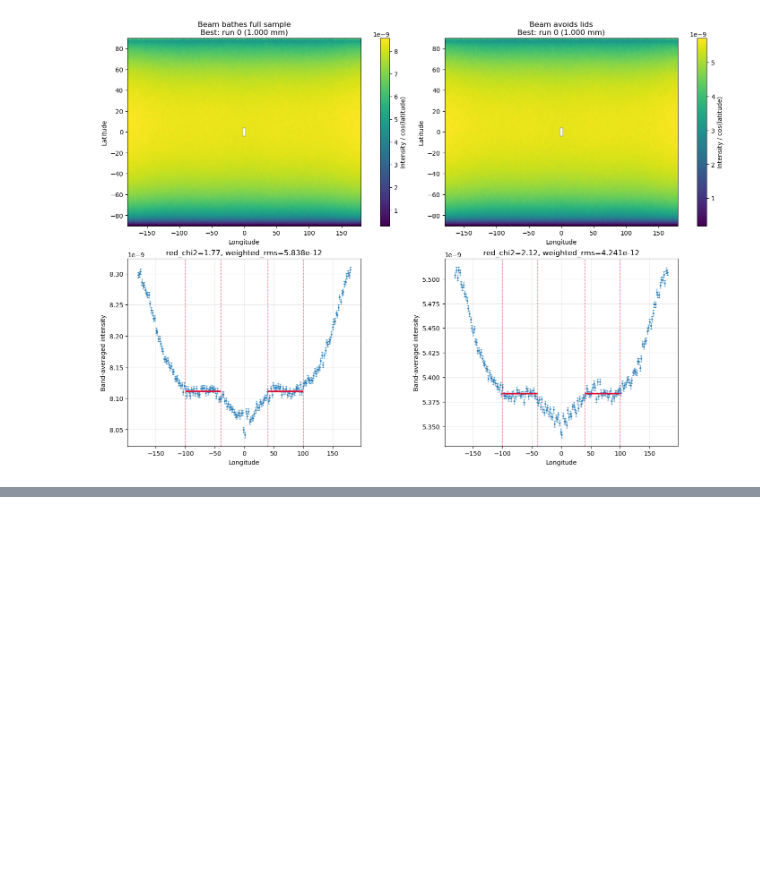
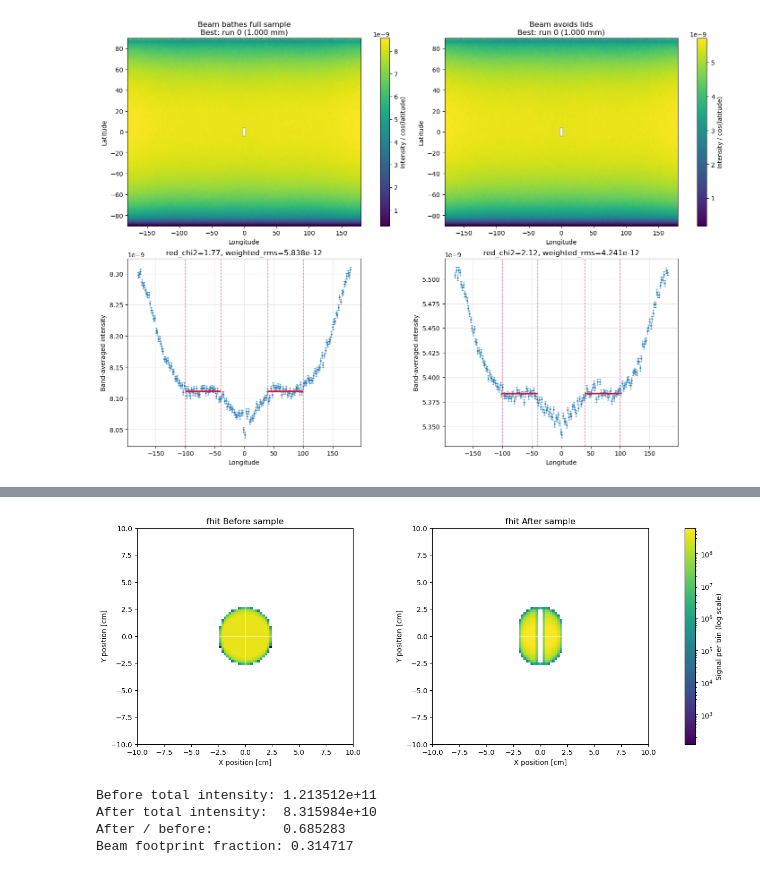
Before and after one commit to tinyThyssen/bachelor_project, a Jupyter notebook: geometry_optimization/geometry_optimization.ipynb, the cells around one changed output, grey strips where cells are left out. Drawn from its saved outputs; the diff is of its cells as text; code cells hidden in the pictures; blank space fills up the shorter version.

Commit message:
fraction of beam that hits the sample has been determined for radius 5mm and height of 4cm. this is used in the dieal bin intensity

```diff
--- a/geometry_optimization/geometry_optimization.ipynb
+++ b/geometry_optimization/geometry_optimization.ipynb
@@ -1069,0 +1070,79 @@ thickness=1.500 mm: center=81.0 deg (offset +4.0), red_chi2=68.504
+# %%
+from matplotlib.colors import LogNorm
+
+fhit_dir = Path('geometry_optimization/cylinder_instrument/fhit')
+if not fhit_dir.exists():
+    fhit_dir = Path('cylinder_instrument/fhit')
+
+def load_mccode_2d(path):
+    path = Path(path)
+    meta = {}
+    nrows = None
+    data_rows = []
+    in_data = False
+    with path.open() as f:
+        for line in f:
+            if line.startswith('# type: array_2d'):
+                dims = line.split('array_2d(', 1)[1].split(')', 1)[0]
+                nrows = int(dims.split(',')[1].strip())
+            elif line.startswith('# xylimits:'):
+                meta['extent'] = [float(v) for v in line.split(':', 1)[1].split()]
+            elif line.startswith('# component:'):
+                meta['component'] = line.split(':', 1)[1].strip()
+            elif line.startswith('# Data'):
+                in_data = True
+            elif in_data and line.startswith('#'):
+                break
+            elif in_data and line.strip():
+                data_rows.append([float(v) for v in line.split()])
+                if nrows is not None and len(data_rows) == nrows:
+                    break
+
+    if nrows is None:
+        raise ValueError(f'Could not find array_2d dimensions in {path}')
+    if len(data_rows) != nrows:
+        raise ValueError(f'Expected {nrows} rows from {path}, got {len(data_rows)}')
+
+    data = np.array(data_rows)
+    return data, meta
+
+before, before_meta = load_mccode_2d(fhit_dir / 'before.dat')
+after, after_meta = load_mccode_2d(fhit_dir / 'after.dat')
+extent = before_meta.get('extent', [-10, 10, -10, 10])
+
+positive_values = np.concatenate([before[before > 0], after[after > 0]])
+norm = LogNorm(vmin=positive_values.min(), vmax=positive_values.max())
+
+fig, axs = plt.subplots(1, 2, figsize=(13, 5), constrained_layout=True)
+for ax, image, title in [
+    (axs[0], before, 'Before sample'),
+    (axs[1], after, 'After sample'),
+]:
+    im = ax.imshow(
+        np.ma.masked_less_equal(image, 0),
+        extent=extent,
+        origin='lower',
+        aspect='equal',
+        cmap='viridis',
+        norm=norm,
+    )
+    ax.set_title(f'fhit {title}')
+    ax.set_xlabel('X position [cm]')
+    ax.set_ylabel('Y position [cm]')
+    ax.axhline(0, color='white', lw=0.7, alpha=0.5)
+    ax.axvline(0, color='white', lw=0.7, alpha=0.5)
+
+fig.colorbar(im, ax=axs, label='Signal per bin (log scale)')
+plt.show()
+
+
+print(f"Before total intensity: {before.sum():.6e}")
+print(f"After total intensity:  {after.sum():.6e}")
+print(f"After / before:         {after.sum() / before.sum():.6f}")
+print(f"Beam footprint fraction: {1 - (after.sum() / before.sum()):.6f}")
+# %% [output]
+[figure, added]
+Before total intensity: 1.213512e+11
+After total intensity:  8.315984e+10
+After / before:         0.685283
+Beam footprint fraction: 0.314717
```
Also changed, not shown: parts of 1 cell of this notebook, 7 other files.
